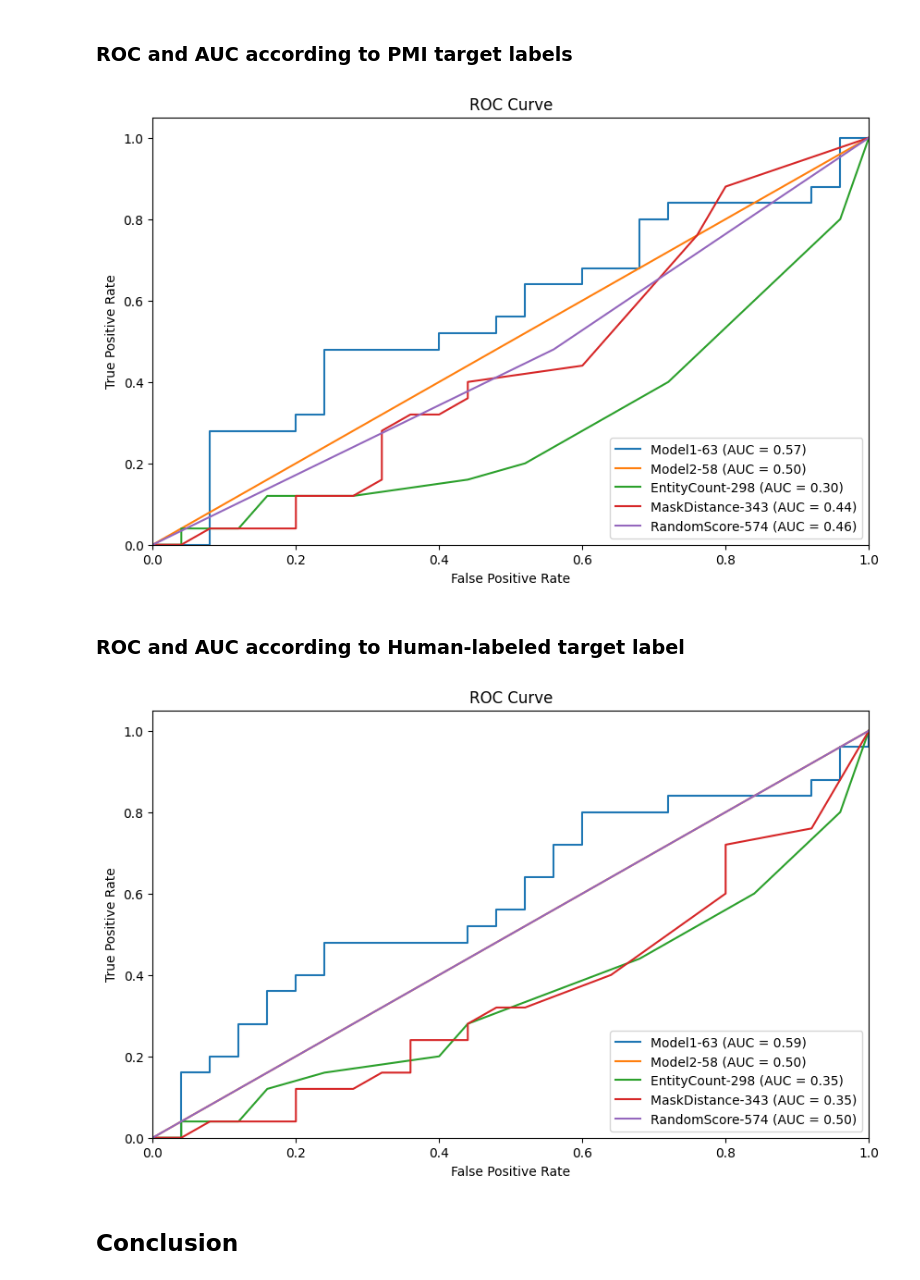
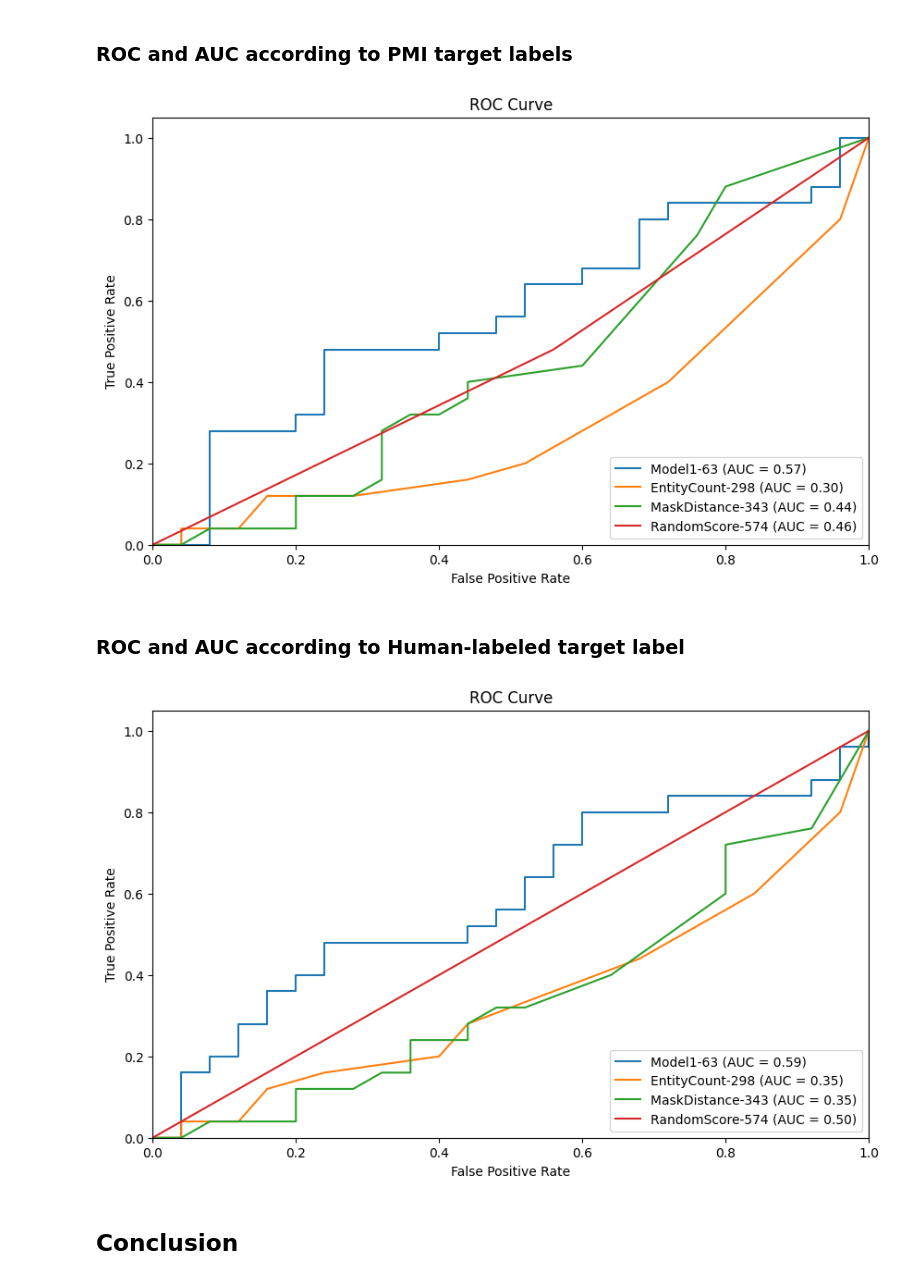
Before and after one commit to mhornstein/NESRR, a Jupyter notebook: 8 Classification Models Performances/error analysis/ROC and AUC.ipynb, the cells around one changed output. Drawn from its saved outputs; the diff is of its cells as text; code cells hidden in the pictures.

```diff
--- a/8 Classification Models Performances/error analysis/ROC and AUC.ipynb
+++ b/8 Classification Models Performances/error analysis/ROC and AUC.ipynb
@@ -53,15 +53,15 @@ def plot_ROC(df, target_column, score_columns):
 # %% [markdown]
 ### ROC and AUC according to PMI target labels
 # %%
-plot_ROC(df, target_column = 'PMI target label', score_columns = ['Model1-63', 'Model2-58', 'EntityCount-298', 'MaskDistance-343', 'RandomScore-574'])
+plot_ROC(df, target_column = 'PMI target label', score_columns = ['Model1-63', 'EntityCount-298', 'MaskDistance-343', 'RandomScore-574'])
 # %% [output]
-[figure, old version]
+[figure, new version]
 # %% [markdown]
 ### ROC and AUC according to Human-labeled target label
 # %%
-plot_ROC(df, target_column = 'Human taget label', score_columns = ['Model1-63', 'Model2-58', 'EntityCount-298', 'MaskDistance-343', 'RandomScore-574'])
+plot_ROC(df, target_column = 'Human taget label', score_columns = ['Model1-63', 'EntityCount-298', 'MaskDistance-343', 'RandomScore-574'])
 # %% [output]
-[figure, old version]
+[figure, new version]
 # %% [markdown]
 ## Conclusion
 # %% [markdown]
```
Also changed, not shown: parts of 1 cell of this notebook, 2 other files.
